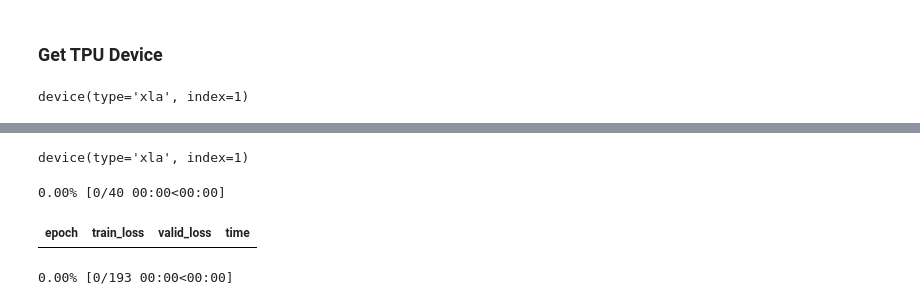
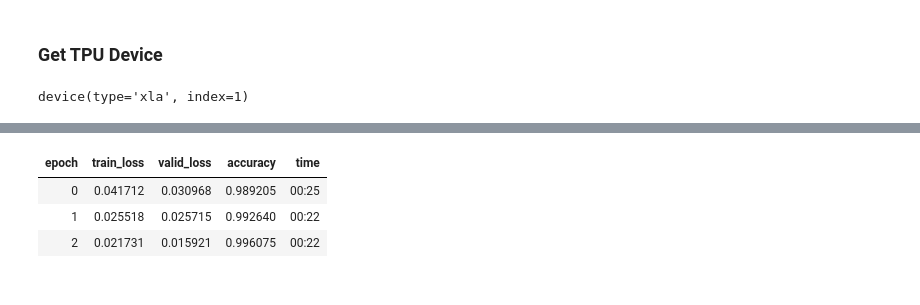
Before and after one commit to butchland/fastai_nb_explorations, a Jupyter notebook: fastai_scratch_with_tpu_mnist_4_experiment4.ipynb, the cells around one changed output, grey strips where cells are left out. Saved outputs shown, nothing was run; the diff lists cells and outputs as text; code cells hidden in the pictures.

```diff
--- a/fastai_scratch_with_tpu_mnist_4_experiment4.ipynb
+++ b/fastai_scratch_with_tpu_mnist_4_experiment4.ipynb
@@ -150,13 +154,15 @@ import torch_xla.core.xla_model as xm
 # %%
+
 class WrapperOpt:
     def __init__(self, f):
         self.f = f
     def __call__(self, *args, **kwargs):
         opt = self.f(*args, **kwargs)
-        def mystep():
+        optim_wrapper = OptimWrapper(opt)
+        def my_step():
             xm.optimizer_step(opt,barrier=True)
-        opt.step = mystep
-        return opt
+        optim_wrapper.step = my_step
+        return optim_wrapper
 
 def wrap_xla_optim(opt):
     w = WrapperOpt(opt)
@@ -185,4 +191,4 @@ adam_xla_opt = wrap_xla_optim(Adam)
 sgd_xla_opt = wrap_xla_optim(SGD)
 # %%
 learner = cnn_learner(dls, resnet18, metrics=accuracy,
-                      loss_func=F.cross_entropy, opt_func=sgd_xla_opt)
+                      loss_func=F.cross_entropy, opt_func=adam_xla_opt)
@@ -225,11 +194,0 @@ simple_learner = Learner(dls, simple_net, loss_func=F.cross_entropy,opt_func=sgd
-# %%
-(L(simple_learner.model.parameters()))[0].device
-# %% [output]
-device(type='xla', index=1)
-# %%
-
-simple_learner.fit(40,0.1)
-# %% [output]
-0.00% [0/40 00:00<00:00]
-| epoch | train_loss | valid_loss | time |
-0.00% [0/193 00:00<00:00]
@@ -235,0 +197,7 @@ simple_learner.fit(40,0.1)
+# %%
+learner.fit_one_cycle(3)
+# %% [output]
+| epoch | train_loss | valid_loss | accuracy | time |
+| 0 | 0.041712 | 0.030968 | 0.989205 | 00:25 |
+| 1 | 0.025518 | 0.025715 | 0.992640 | 00:22 |
+| 2 | 0.021731 | 0.015921 | 0.996075 | 00:22 |
```
Also changed, not shown: parts of 18 cells of this notebook.
